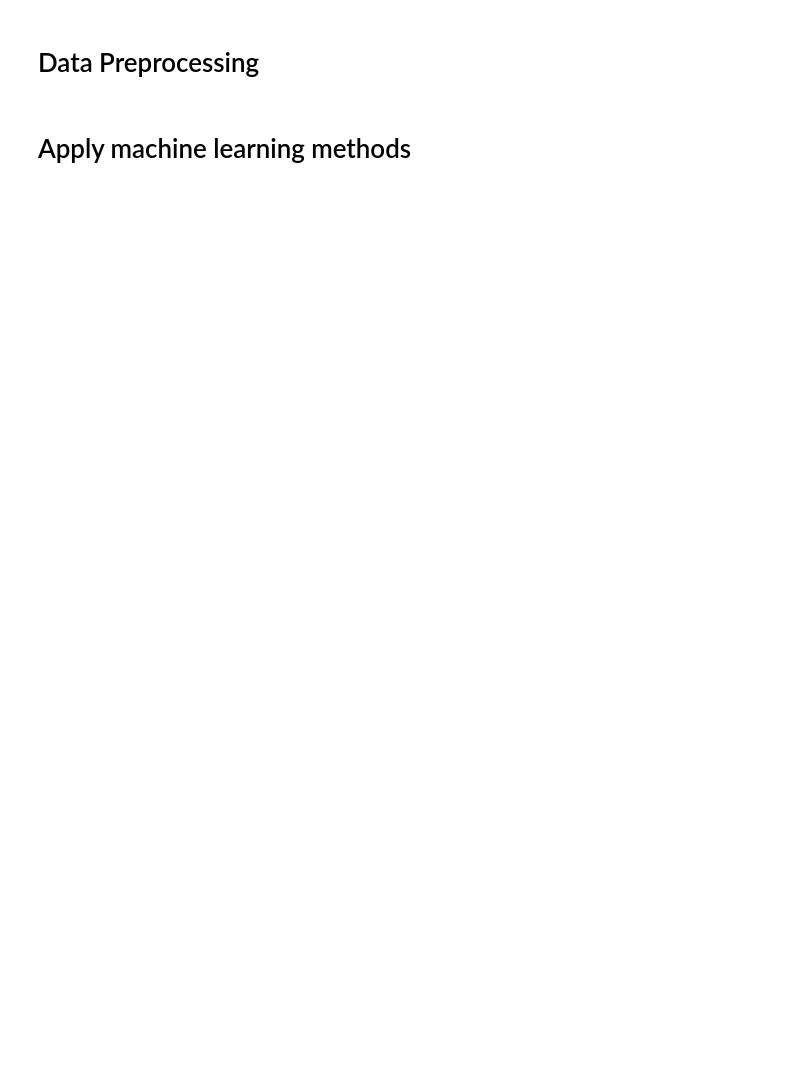
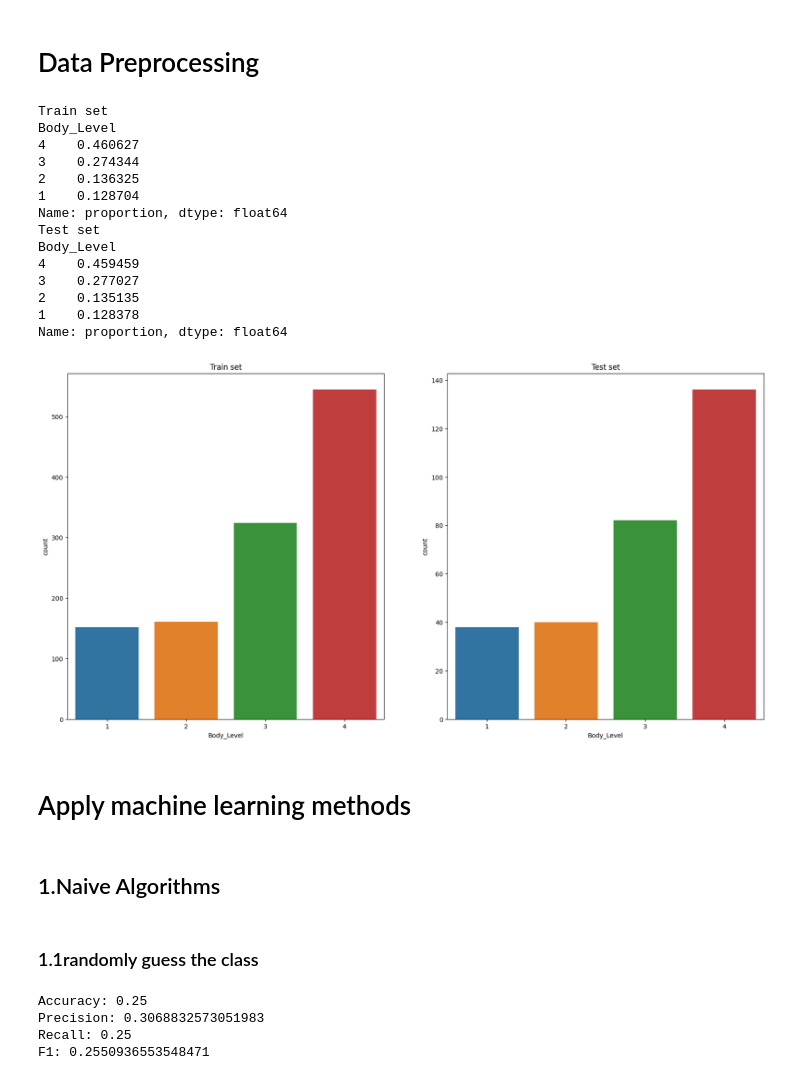
Before and after one commit to HazemAbdo/BodyMind, a Jupyter notebook: exploratory_data_analysis.ipynb, the cells around one changed output. Cells and saved outputs as stored; diff of their text form; code cells hidden in the pictures; blank space fills up the shorter version.

```diff
--- a/exploratory_data_analysis.ipynb
+++ b/exploratory_data_analysis.ipynb
@@ -173,4 +208,49 @@ accuracy of dummy model: 0.987136086662153
 # %% [markdown]
 # Data Preprocessing
+# %%
+X = attributes
+y = df['Body_Level']
+
+
+# split unbalanced data into train and test sets using stratification sampling
+
+
+# sss = StratifiedShuffleSplit(n_splits=1, test_size=0.2, random_state=42)
+# for train_index, test_index in sss.split(X, y):
+#     X_train, X_test = X.iloc[train_index], X.iloc[test_index]
+#     y_train, y_test = y.iloc[train_index], y.iloc[test_index]
+
+
+X_train, X_test, y_train, y_test = train_test_split(X, y, test_size=0.2, random_state=42, stratify=y)
+# check the distribution of the classes in the train and test sets
+print('Train set')
+print(y_train.value_counts(normalize=True))
+print('Test set')
+print(y_test.value_counts(normalize=True))
+
+
+# Visualize the distribution of the classes in the train and test sets
+fig, ax = plt.subplots(1, 2, figsize=(20, 10))
+sns.countplot(x=y_train, ax=ax[0])
+ax[0].set_title('Train set')
+sns.countplot(x=y_test, ax=ax[1])
+ax[1].set_title('Test set')
+plt.show()
+# %% [output]
+Train set
+Body_Level
+4    0.460627
+3    0.274344
+2    0.136325
+1    0.128704
+Name: proportion, dtype: float64
+Test set
+Body_Level
+4    0.459459
+3    0.277027
+2    0.135135
+1    0.128378
+Name: proportion, dtype: float64
+[figure, added]
 # %% [markdown]
 # Apply machine learning methods
@@ -176,0 +287,19 @@ accuracy of dummy model: 0.987136086662153
+# %% [markdown]
+## 1.Naive Algorithms
+# %% [markdown]
+### 1.1randomly guess the class
+# %%
+def predict_uniform_randomly_selected_class():
+    # predict the test set using uniform random selection
+    y_pred = np.random.choice(y_train.unique(), size=len(y_test))
+    acc, prec, rec, f1 = evaluate_model(y_test, y_pred)
+    print(f'Accuracy: {acc}')
+    print(f'Precision: {prec}')
+    print(f'Recall: {rec}')
+    print(f'F1: {f1}')
+predict_uniform_randomly_selected_class()
+# %% [output]
+Accuracy: 0.25
+Precision: 0.3068832573051983
+Recall: 0.25
+F1: 0.2550936553548471
```
Also changed, not shown: parts of 38 cells of this notebook.
